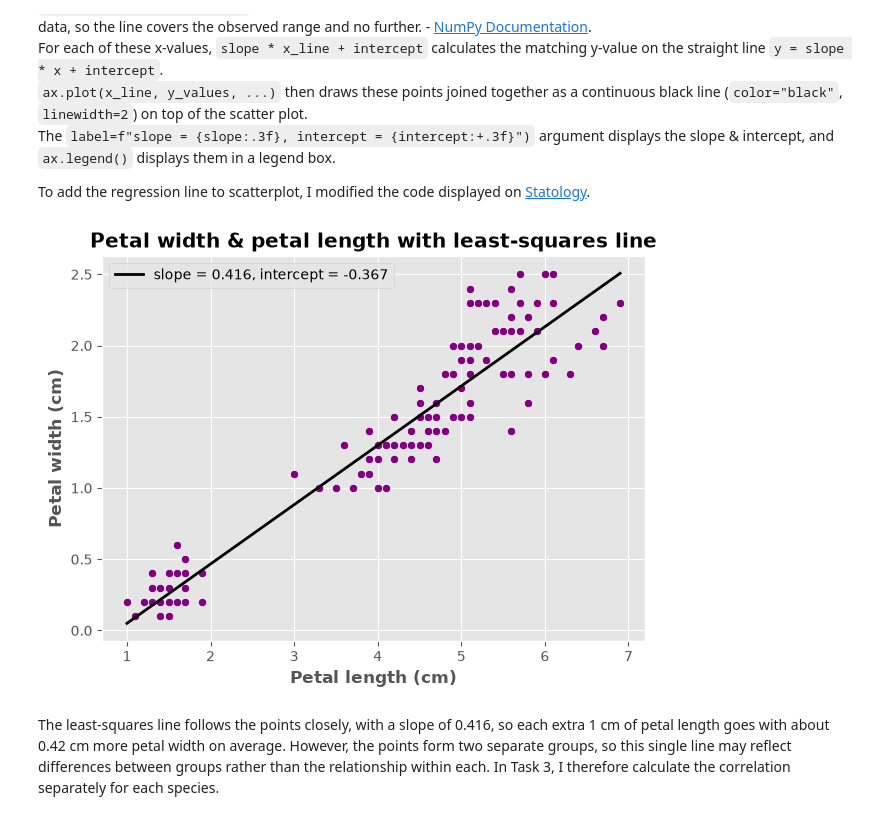
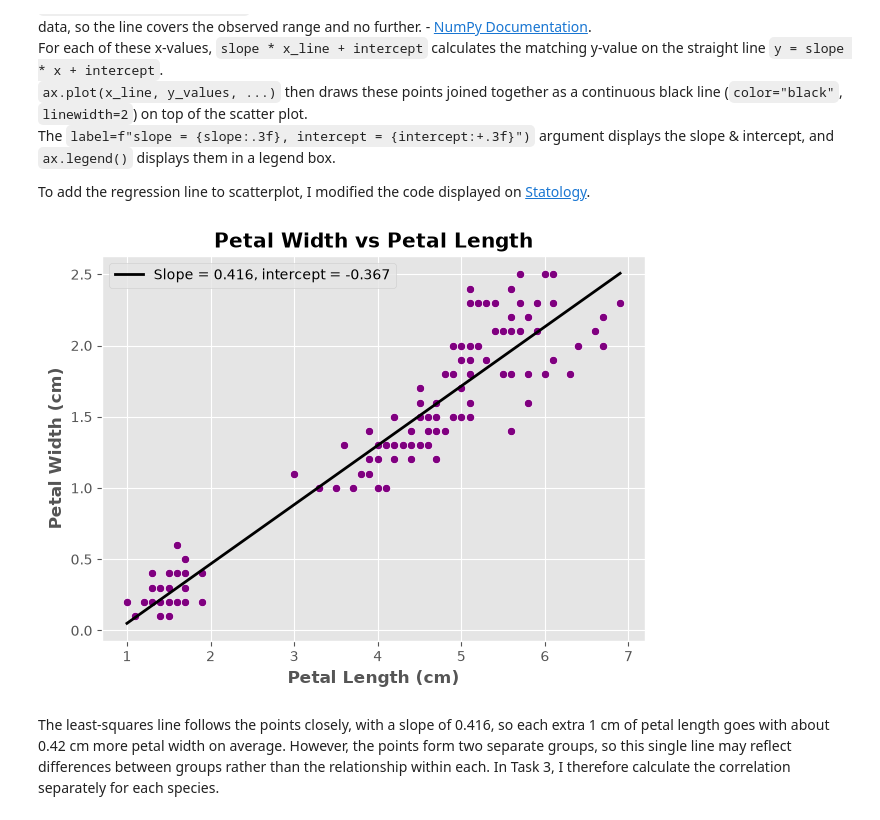
Before and after one commit to NibnabCodes/Applied-Statistics-Assessment, a Jupyter notebook: problems.ipynb, the cells around one changed output. Drawn from its saved outputs; the diff is of its cells as text; code cells hidden in the pictures.

Commit message:
Add further markdown comments & references to loading the dataset & inital data exploration section, clean up code for problem 2, in line with pep8

```diff
--- a/problems.ipynb
+++ b/problems.ipynb
@@ -274,6 +295,11 @@ The points rise in a roughly straight band with no obvious curvature, so a strai
 First, I fit it with `numpy.polyfit` (degree 1), which returns the slope and intercept, following [NumPy Documentation](https://numpy.org/doc/stable/reference/generated/numpy.polyfit.html).
 # %%
 # Fit a least-squares regression line to the data
-slope, intercept = np.polyfit(iris["petal_length"], iris["petal_width"], 1)
-print(f"slope = {slope:.3f}, intercept = {intercept:.3f}")
+slope, intercept = np.polyfit(
+    iris["petal_length"],
+    iris["petal_width"],
+    1
+)
+
+print(f"Slope = {slope:.3f}, intercept = {intercept:.3f}")
 # %% [output]
@@ -286,24 +312,45 @@ For each of these x-values, `slope * x_line + intercept` calculates the matching
 The `label=f"slope = {slope:.3f}, intercept = {intercept:+.3f}")` argument displays the slope & intercept, and `ax.legend()` displays them in a legend box.
 
 To add the regression line to scatterplot, I modified the code displayed on [Statology](https://www.statology.org/scatterplot-with-regression-line-python/).
+# %%
+# Generate x values for the regression line
+x_line = np.linspace(
+    iris["petal_length"].min(),
+    iris["petal_length"].max(),
+    100
+)
 # %%
-fig, ax = plt.subplots(figsize=(7, 5)) # Create new figure and axes for the scatter plot and regression line
+# Create a scatter plot
+fig, ax = plt.subplots(figsize=(7, 5))
 
-ax.scatter(iris["petal_length"], iris["petal_width"], # Plot the scatter points
-           color="purple", edgecolor="white")
+ax.scatter(
+    iris["petal_length"],
+    iris["petal_width"],
+    color="purple",
+    edgecolor="white"
+)
 
-x_line = np.linspace(iris["petal_length"].min(), iris["petal_length"].max(), 100) # Generate x values for the regression line
-ax.plot(x_line, slope * x_line + intercept, color="black", linewidth=2, # Plot the regression line
-        label=f"slope = {slope:.3f}, intercept = {intercept:+.3f}")
+# Plot the least-squares regression line
+ax.plot(
+    x_line,
+    slope * x_line + intercept,
+    color="black",
+    linewidth=2,
+    label=f"Slope = {slope:.3f}, intercept = {intercept:+.3f}"
+)
 
-# Add title, axis labels, and legend
-ax.set_title("Petal width & petal length with least-squares line", fontweight="bold")
-ax.set_xlabel("Petal length (cm)", fontweight="bold")
-ax.set_ylabel("Petal width (cm)", fontweight="bold")
+# Add title, axis labels and legend
+ax.set_title(
+    "Petal Width vs Petal Length",
+    fontweight="bold"
+)
+ax.set_xlabel("Petal Length (cm)", fontweight="bold")
+ax.set_ylabel("Petal Width (cm)", fontweight="bold")
 ax.legend()
+
 plt.show()
 # %% [output]
-[figure, old version]
+[figure, new version]
 # %% [markdown]
 The least-squares line follows the points closely, with a slope of 0.416, so each extra 1 cm of petal length goes with about 0.42 cm more petal width on average. However, the points form two separate groups, so this single line may reflect differences between groups rather than the relationship within each. In Task 3, I therefore calculate the correlation separately for each species.
 # %% [markdown]
```
Also changed, not shown: parts of 14 cells of this notebook.
